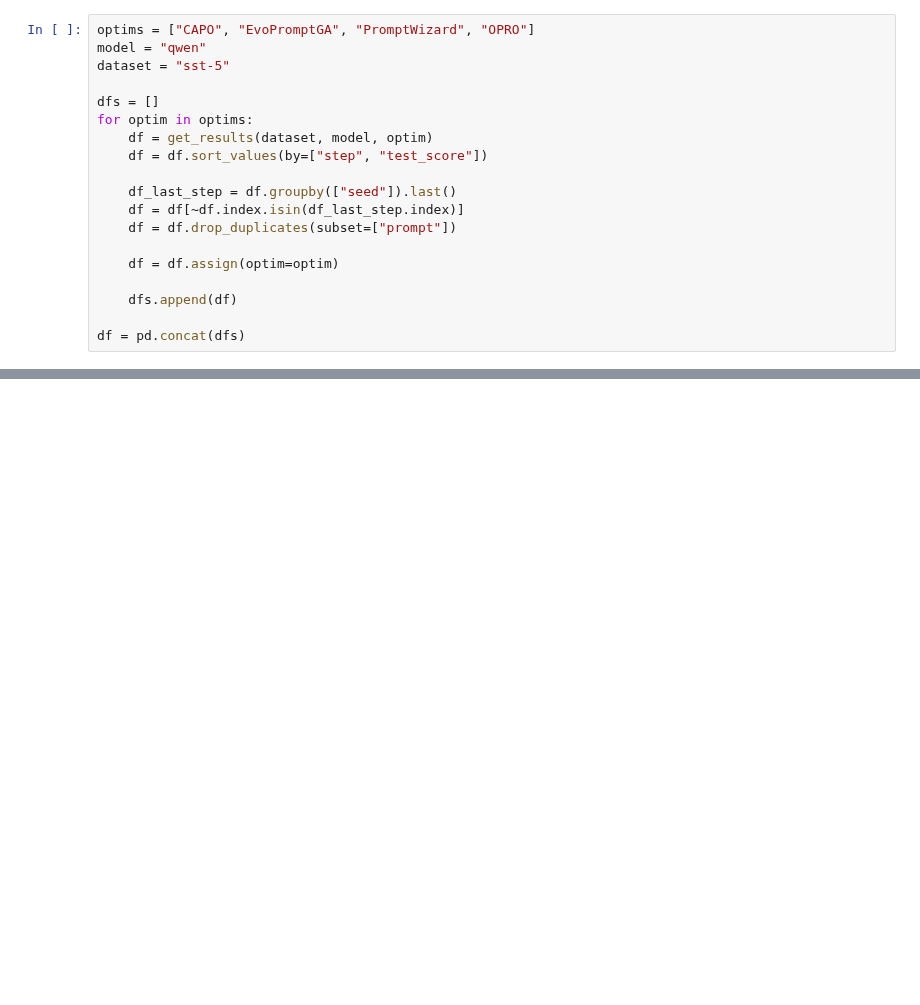
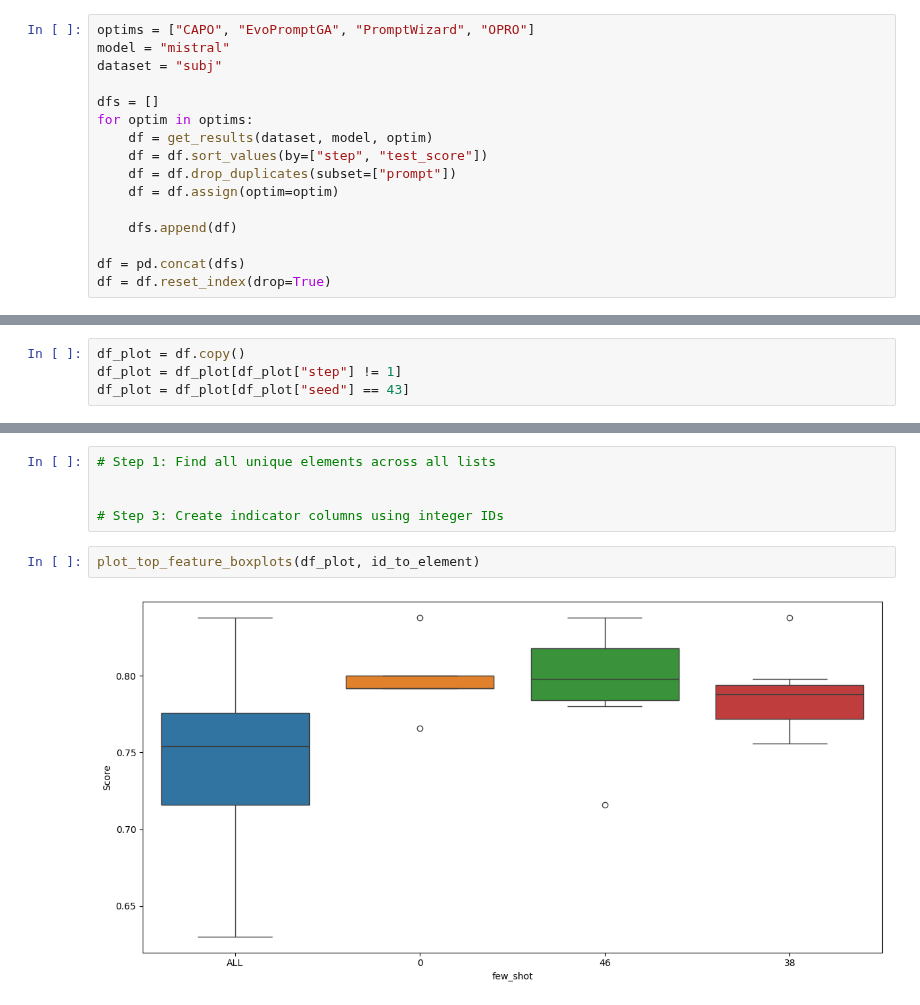
Before and after one commit to finitearth/capo, a Jupyter notebook: notebooks/embedding_test.ipynb, the cells around one changed output, grey strips where cells are left out. Drawn from its saved outputs; the diff is of its cells as text; blank space fills up the shorter version.

Commit message:
add box plot for feature few shots

```diff
--- a/notebooks/embedding_test.ipynb
+++ b/notebooks/embedding_test.ipynb
@@ -11,19 +14,16 @@ from capo.analysis.utils import get_results, aggregate_results
 # %%
 optims = ["CAPO", "EvoPromptGA", "PromptWizard", "OPRO"]
-model = "qwen"
-dataset = "sst-5"
+model = "mistral"
+dataset = "subj"
 
 dfs = []
 for optim in optims:
     df = get_results(dataset, model, optim)
     df = df.sort_values(by=["step", "test_score"])
-
-    df_last_step = df.groupby(["seed"]).last()
-    df = df[~df.index.isin(df_last_step.index)]
     df = df.drop_duplicates(subset=["prompt"])
-
     df = df.assign(optim=optim)
 
     dfs.append(df)
 
 df = pd.concat(dfs)
+df = df.reset_index(drop=True)
@@ -45,2 +42,6 @@ scores = df["test_score"].values
+# %%
+df_plot = df.copy()
+df_plot = df_plot[df_plot["step"] != 1]
+df_plot = df_plot[df_plot["seed"] == 43]
 # %%
 fig = go.Figure()
@@ -109,0 +141,9 @@ fig.show()
+# %%
+# Step 1: Find all unique elements across all lists
+
+
+# Step 3: Create indicator columns using integer IDs
+# %%
+plot_top_feature_boxplots(df_plot, id_to_element)
+# %% [output]
+[figure, added]
```
Also changed, not shown: parts of 13 cells of this notebook, 2 other files.
